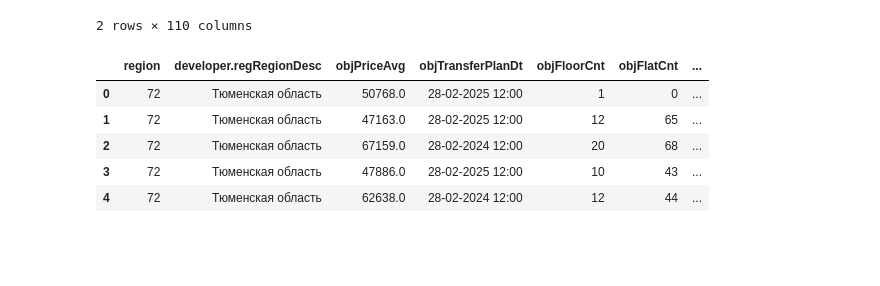
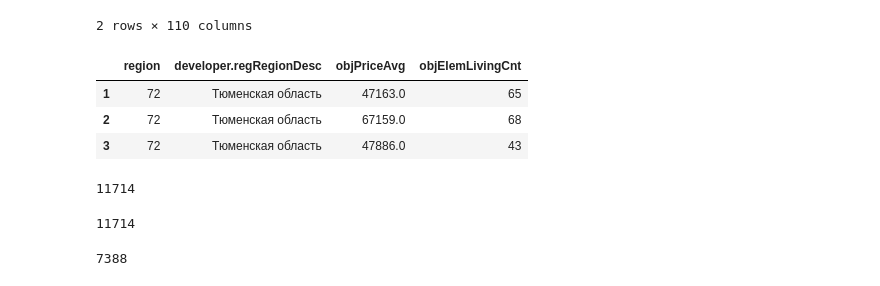
Before and after one commit to Vladislav-7-AV/teach-scool-ds, a Jupyter notebook: Hometask/Task2_dmrf_visual.ipynb, the cells around one changed output. Drawn from its saved outputs; the diff is of its cells as text; code cells hidden in the pictures; blank space fills up the shorter version.

```diff
--- a/Hometask/Task2_dmrf_visual.ipynb
+++ b/Hometask/Task2_dmrf_visual.ipynb
@@ -22,13 +44,27 @@ df.head(2)
 2 rows × 110 columns
 # %%
 # Оставляем только необходимые для анализа столбцы
-df = df [['region', 'developer.regRegionDesc'  , 'objPriceAvg', 'objTransferPlanDt' , 'objFloorCnt', 'objFlatCnt', 'objElemParkingCnt', 'objElemLivingCnt', 'objSquareLiving']]
+df = df [['region', 'developer.regRegionDesc'  , 'objPriceAvg', 'objElemLivingCnt']]
 # %%
-df.head(5)
+df.head(3)
 # %% [output]
-|  | region | developer.regRegionDesc | objPriceAvg | objTransferPlanDt | objFloorCnt | objFlatCnt | ... |
-| 0 | 72 | Тюменская область | 50768.0 | 28-02-2025 12:00 | 1 | 0 | ... |
-| 1 | 72 | Тюменская область | 47163.0 | 28-02-2025 12:00 | 12 | 65 | ... |
-| 2 | 72 | Тюменская область | 67159.0 | 28-02-2024 12:00 | 20 | 68 | ... |
-| 3 | 72 | Тюменская область | 47886.0 | 28-02-2025 12:00 | 10 | 43 | ... |
-| 4 | 72 | Тюменская область | 62638.0 | 28-02-2024 12:00 | 12 | 44 | ... |
+|  | region | developer.regRegionDesc | objPriceAvg | objElemLivingCnt |
+| 1 | 72 | Тюменская область | 47163.0 | 65 |
+| 2 | 72 | Тюменская область | 67159.0 | 68 |
+| 3 | 72 | Тюменская область | 47886.0 | 43 |
+# %%
+print(len(df))
+# %% [output]
+11714
+# %%
+# Избавляемся от пустых значений
+df.dropna (subset=['objPriceAvg', 'objElemLivingCnt'])
+print(len(df))
+# %% [output]
+11714
+# %%
+# Избавляемся от отрицательных и нулевых значений
+df = df[(df.objElemLivingCnt > 0) & (df.objPriceAvg > 0)]
+print(len(df))
+# %% [output]
+7388
```
Also changed, not shown: parts of 34 cells of this notebook.
